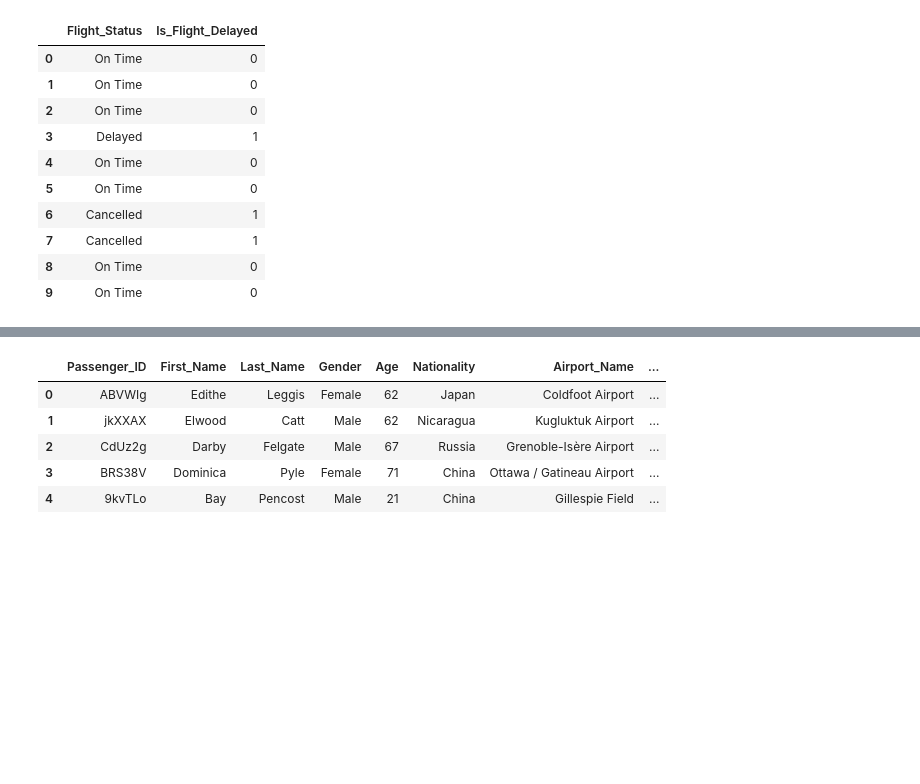
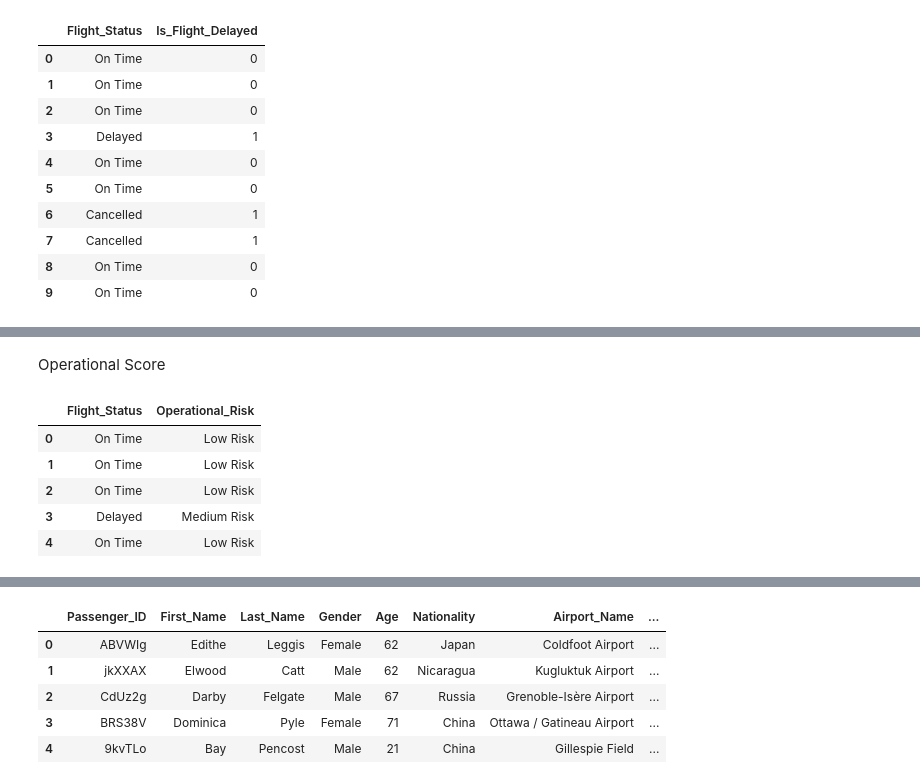
Before and after one commit to NupSha05/AirFly-Insights-Data-Visualization-and-Analysis, a Jupyter notebook: src/week2_feature_engineering.ipynb, the cells around one changed output, grey strips where cells are left out. Drawn from its saved outputs; the diff is of its cells as text; code cells hidden in the pictures; blank space fills up the shorter version.

```diff
--- a/src/week2_feature_engineering.ipynb
+++ b/src/week2_feature_engineering.ipynb
@@ -249,0 +349,22 @@ Is_Flight_Delayed feature created
+# %% [markdown]
+Operational Score
+# %%
+
+df["Operational_Risk"] = np.where(
+    df["Flight_Status"]=="Cancelled",
+    "High Risk",
+    np.where(
+        df["Flight_Status"]=="Delayed",
+        "Medium Risk",
+        "Low Risk"
+    )
+)
+
+df[["Flight_Status","Operational_Risk"]].head()
+# %% [output]
+|  | Flight_Status | Operational_Risk |
+| 0 | On Time | Low Risk |
+| 1 | On Time | Low Risk |
+| 2 | On Time | Low Risk |
+| 3 | Delayed | Medium Risk |
+| 4 | On Time | Low Risk |
```
Also changed, not shown: parts of 40 cells of this notebook, 3 other files.
